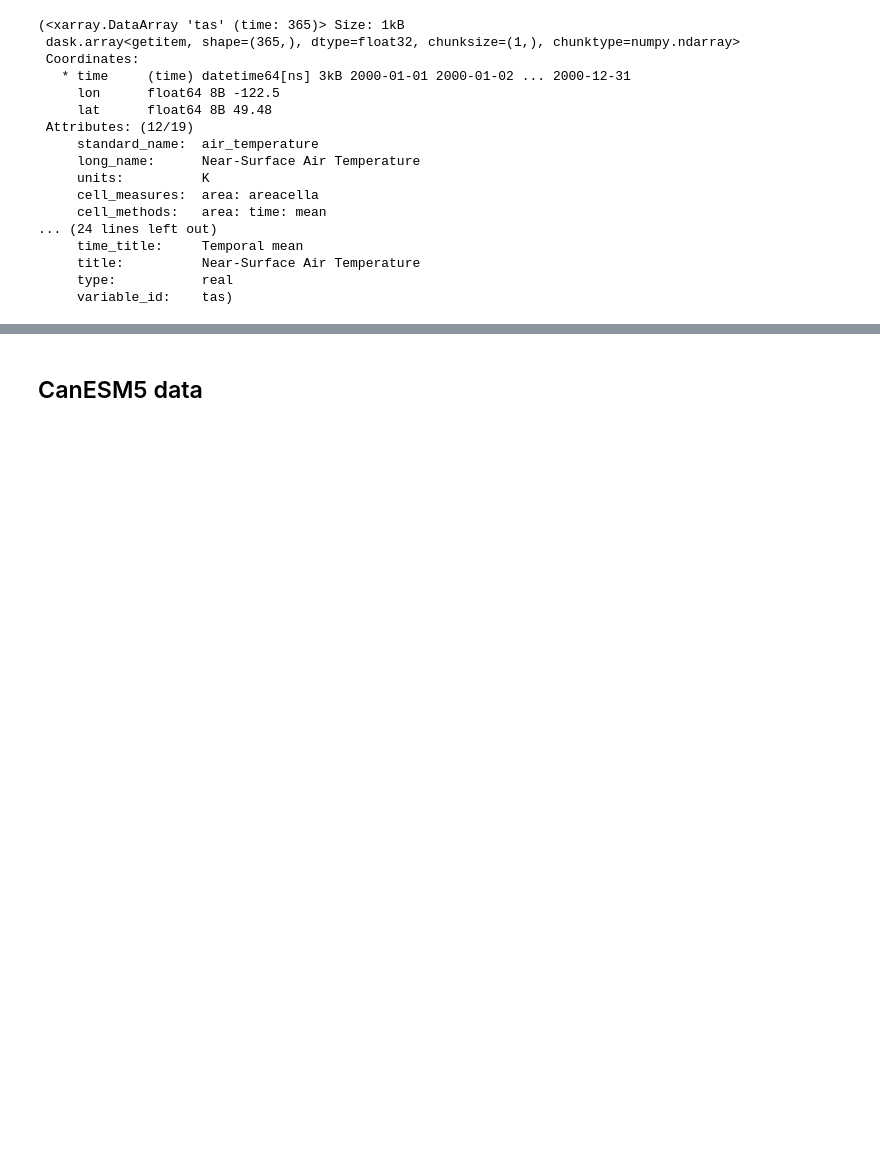
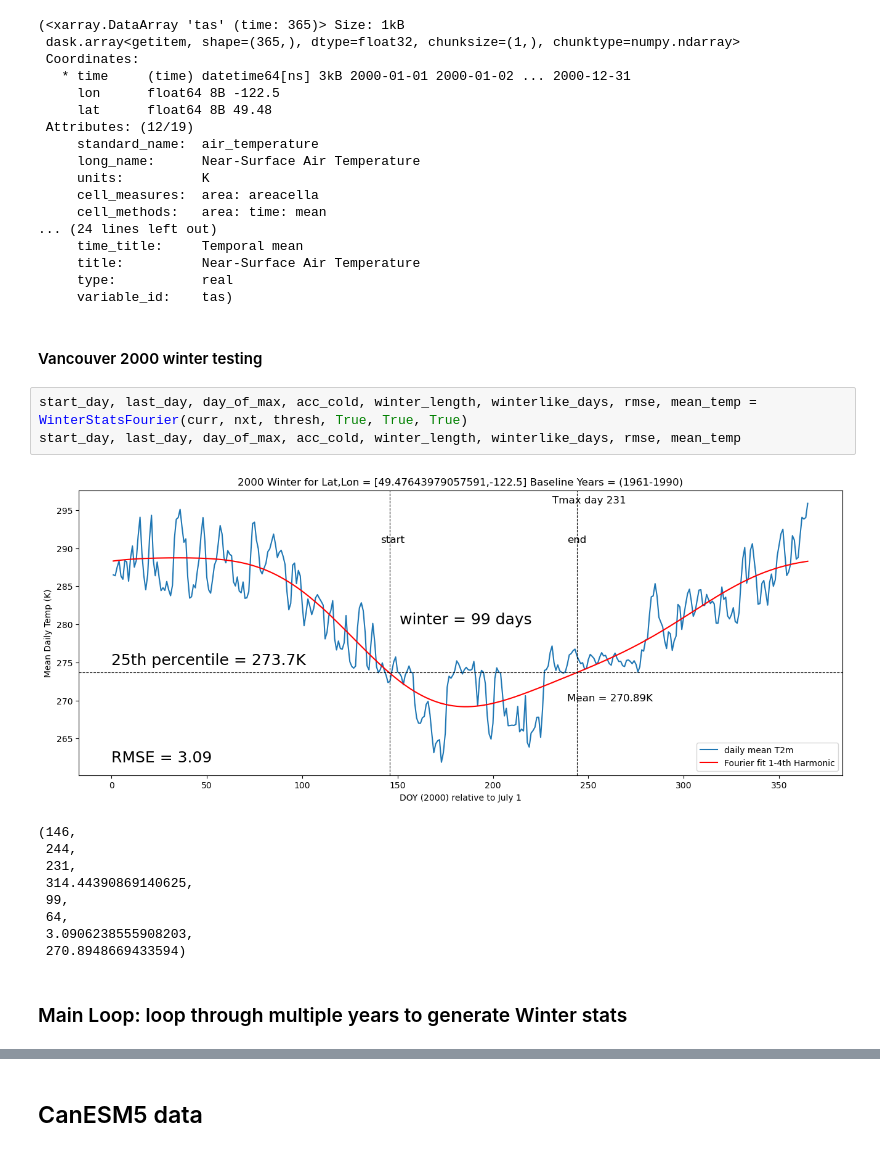
Before and after one commit to tedscott/HeatWaves, a Jupyter notebook: Winter/ProcessCMIP6GlobalWinters.ipynb, the cells around one changed output, grey strips where cells are left out. Drawn from its saved outputs; the diff is of its cells as text; blank space fills up the shorter version.

```diff
--- a/Winter/ProcessCMIP6GlobalWinters.ipynb
+++ b/Winter/ProcessCMIP6GlobalWinters.ipynb
@@ -997,3 +1005,20 @@ curr, nxt
      title:          Near-Surface Air Temperature
      type:           real
      variable_id:    tas)
+# %% [markdown]
+#### Vancouver 2000 winter testing
+# %%
+start_day, last_day, day_of_max, acc_cold, winter_length, winterlike_days, rmse, mean_temp = WinterStatsFourier(curr, nxt, thresh, True, True, True)
+start_day, last_day, day_of_max, acc_cold, winter_length, winterlike_days, rmse, mean_temp
+# %% [output]
+[figure, added]
+(146,
+ 244,
+ 231,
+ 314.44390869140625,
+ 99,
+ 64,
+ 3.0906238555908203,
+ 270.8948669433594)
+# %% [markdown]
+### Main Loop: loop through multiple years to generate Winter stats
```
Also changed, not shown: parts of 26 cells of this notebook, 2 other files.
